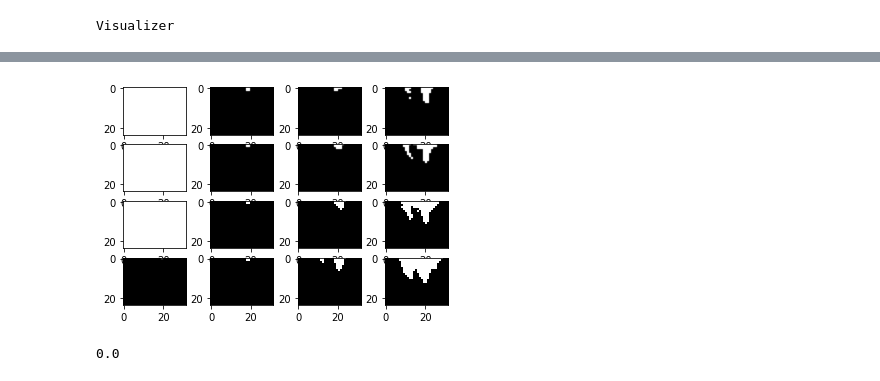
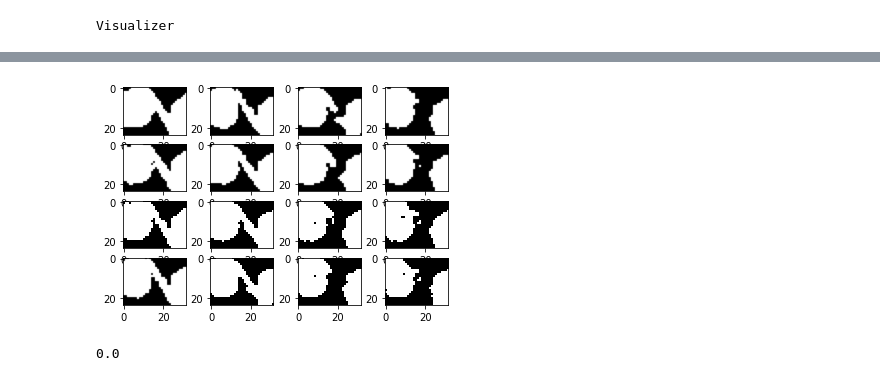
Before and after one commit to nickinack/Occupancy-Estimation, a Jupyter notebook: src/visualize.ipynb, the cells around one changed output, grey strips where cells are left out. Saved outputs shown, nothing was run; the diff lists cells and outputs as text; code cells hidden in the pictures.

```diff
--- a/src/visualize.ipynb
+++ b/src/visualize.ipynb
@@ -85,26 +85,26 @@ for l in range(0,seconds):
 # %%
 def visualize(second):
     fig, axs = plt.subplots(4, 4)
     frame = 0
     axs[0,0].imshow(mrf_event[second,:,:,frame] , cmap='Greys')
     axs[1,0].imshow(mrf_event[second,:,:,frame+1] , cmap='Greys')
     axs[2,0].imshow(mrf_event[second,:,:,frame+2] , cmap='Greys')
     axs[3,0].imshow(mrf_event[second,:,:,frame+3] , cmap='Greys')
     axs[0,1].imshow(mrf_event[second,:,:,frame+4] , cmap='Greys')
     axs[1,1].imshow(mrf_event[second,:,:,frame+5] , cmap='Greys')
     axs[2,1].imshow(mrf_event[second,:,:,frame+6] , cmap='Greys')
     axs[3,1].imshow(mrf_event[second,:,:,frame+7] , cmap='Greys')
     axs[0,2].imshow(mrf_event[second,:,:,frame+8] , cmap='Greys')
     axs[1,2].imshow(mrf_event[second,:,:,frame+9] , cmap='Greys')
     axs[2,2].imshow(mrf_event[second,:,:,frame+10] , cmap='Greys')
     axs[3,2].imshow(mrf_event[second,:,:,frame+11] , cmap='Greys')
     axs[0,3].imshow(mrf_event[second,:,:,frame+12] , cmap='Greys')
     axs[1,3].imshow(mrf_event[second,:,:,frame+13] , cmap='Greys')
     axs[2,3].imshow(mrf_event[second,:,:,frame+14] , cmap='Greys')
     axs[3,3].imshow(mrf_event[second,:,:,frame+15] , cmap='Greys')
-visualize(23)
+visualize(403)
 # %% [output]
-[figure, old version]
+[figure, new version]
 # %%
 cnt[157,0]
 # %% [output]
```
Also changed, not shown: parts of 11 cells of this notebook, 2 other files.
